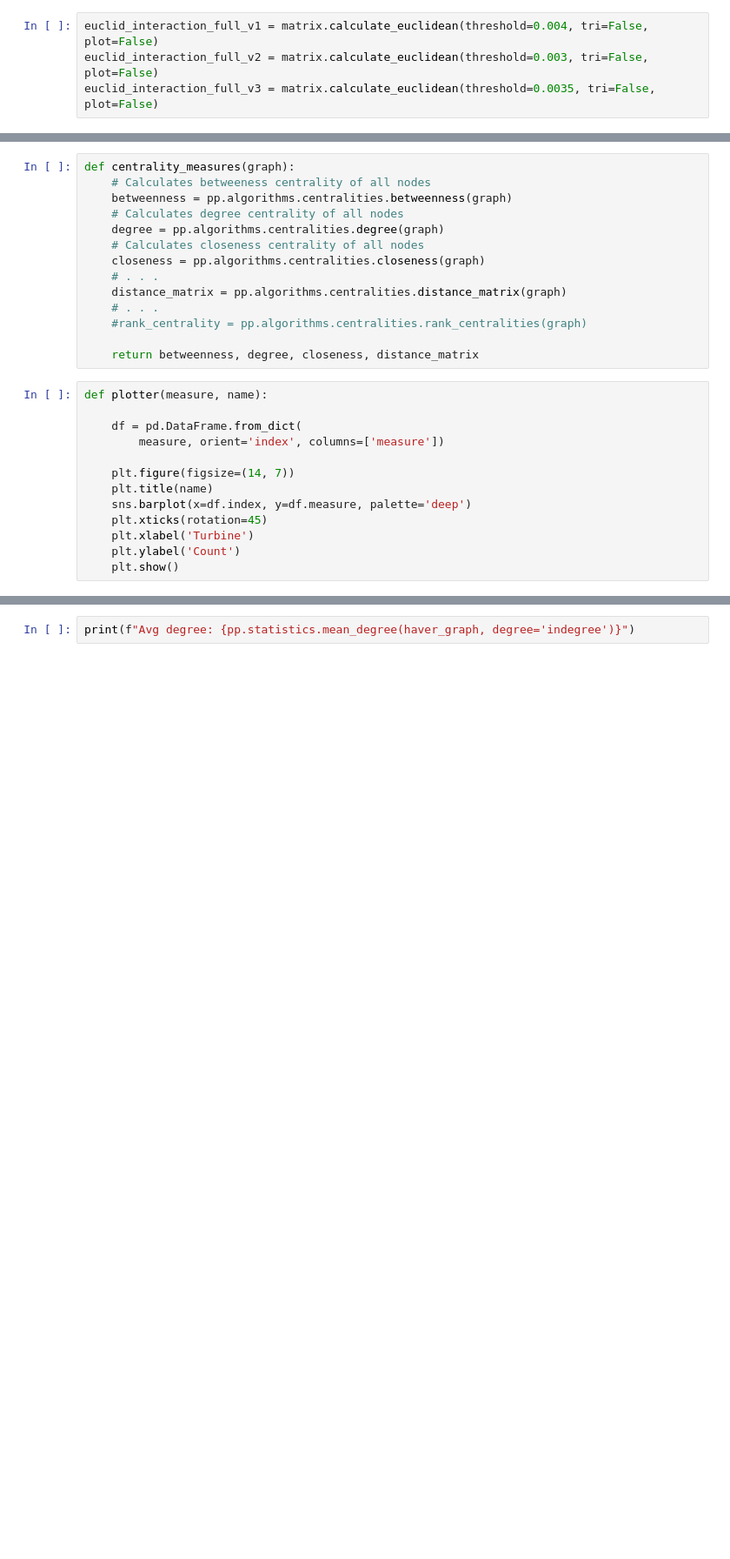
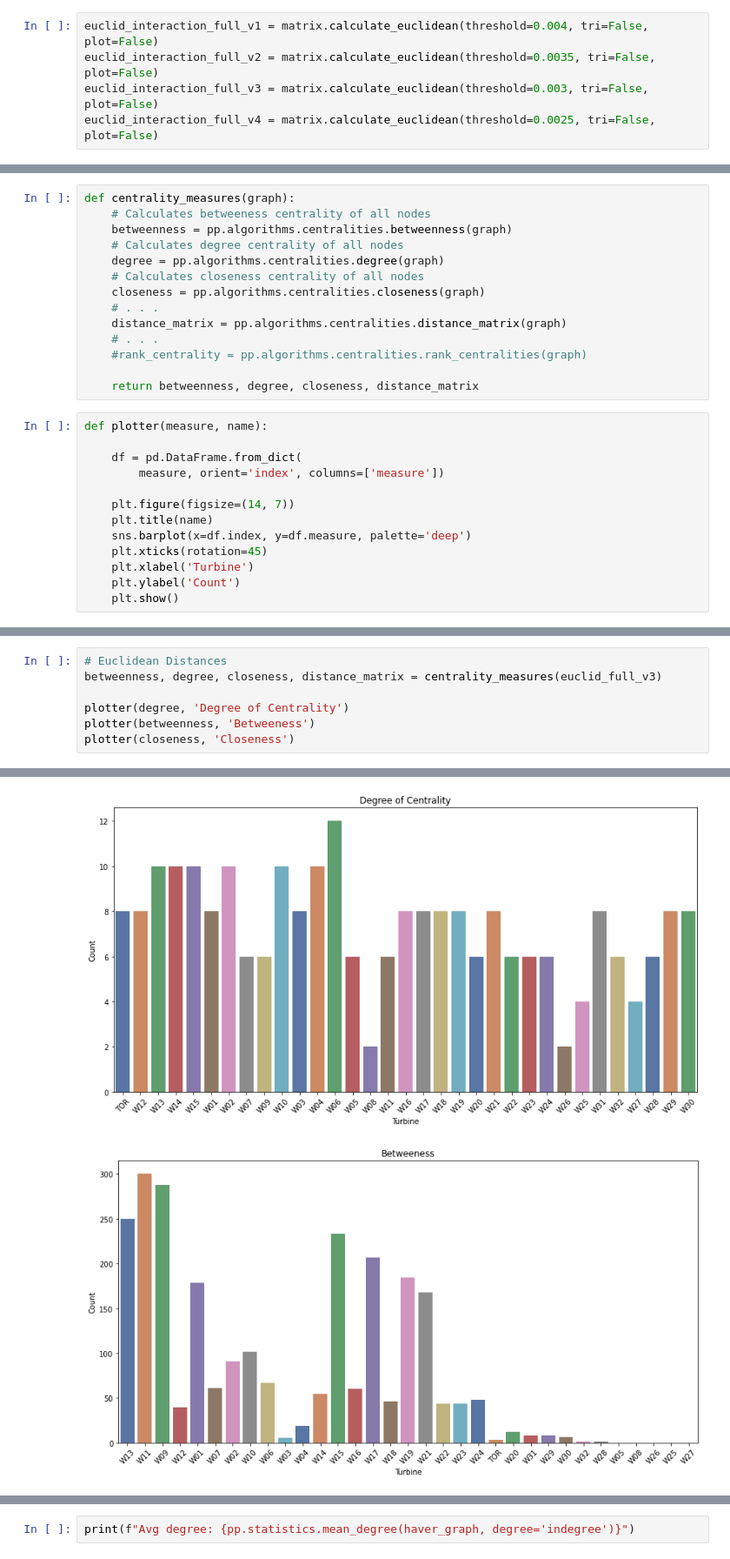
Before and after one commit to GStechschulte/wake_effect, a Jupyter notebook: network/turbine_network.ipynb, the cells around one changed output, grey strips where cells are left out. Shown: that part at 87% size. Cells and saved outputs as stored; diff of their text form; blank space fills up the shorter version.

```diff
--- a/network/turbine_network.ipynb
+++ b/network/turbine_network.ipynb
@@ -19,6 +23,7 @@ haver_interaction_tri = matrix.calculate_haver(True, True)
 # %%
 euclid_interaction_full_v1 = matrix.calculate_euclidean(threshold=0.004, tri=False, plot=False)
-euclid_interaction_full_v2 = matrix.calculate_euclidean(threshold=0.003, tri=False, plot=False)
-euclid_interaction_full_v3 = matrix.calculate_euclidean(threshold=0.0035, tri=False, plot=False)
+euclid_interaction_full_v2 = matrix.calculate_euclidean(threshold=0.0035, tri=False, plot=False)
+euclid_interaction_full_v3 = matrix.calculate_euclidean(threshold=0.003, tri=False, plot=False)
+euclid_interaction_full_v4 = matrix.calculate_euclidean(threshold=0.0025, tri=False, plot=False)
 # %%
 euclid_interaction_tri_v1 = matrix.calculate_euclidean(threshold=0.004, tri=True, plot=False)
@@ -146,0 +227,8 @@ plotter(closeness, 'Closeness')
+# %%
+# Euclidean Distances
+betweenness, degree, closeness, distance_matrix = centrality_measures(euclid_full_v3)
+
+plotter(degree, 'Degree of Centrality')
+plotter(betweenness, 'Betweeness')
+plotter(closeness, 'Closeness')
+# %% [output]
@@ -146,0 +238,2 @@ plotter(closeness, 'Closeness')
+[figure, added]
+[figure, added]
```
Also changed, not shown: parts of 34 cells of this notebook, 5 other files.
